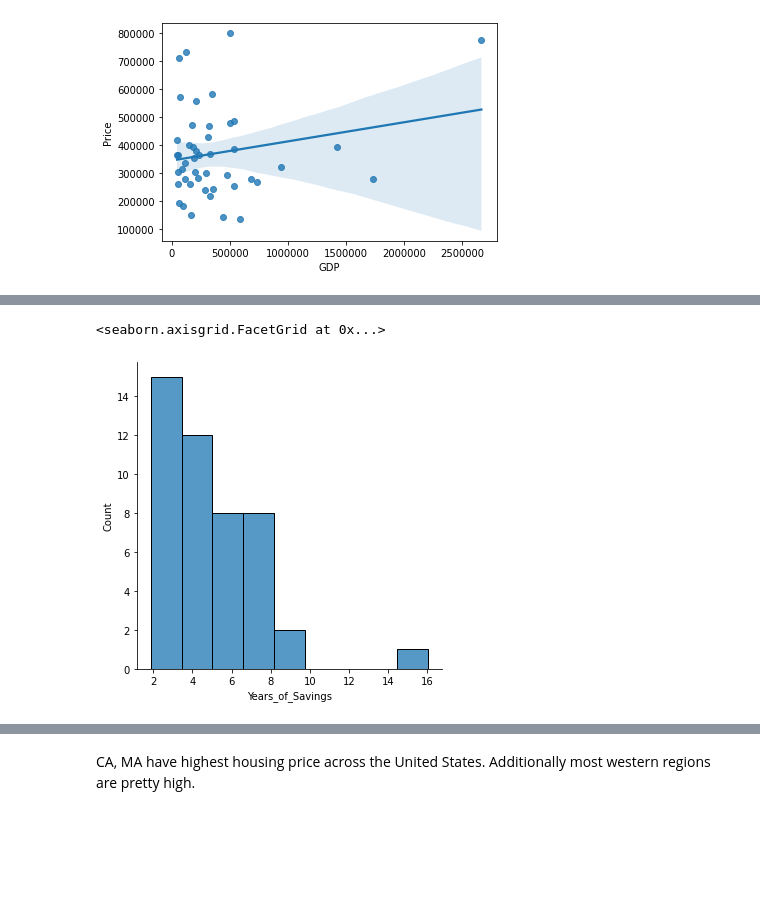
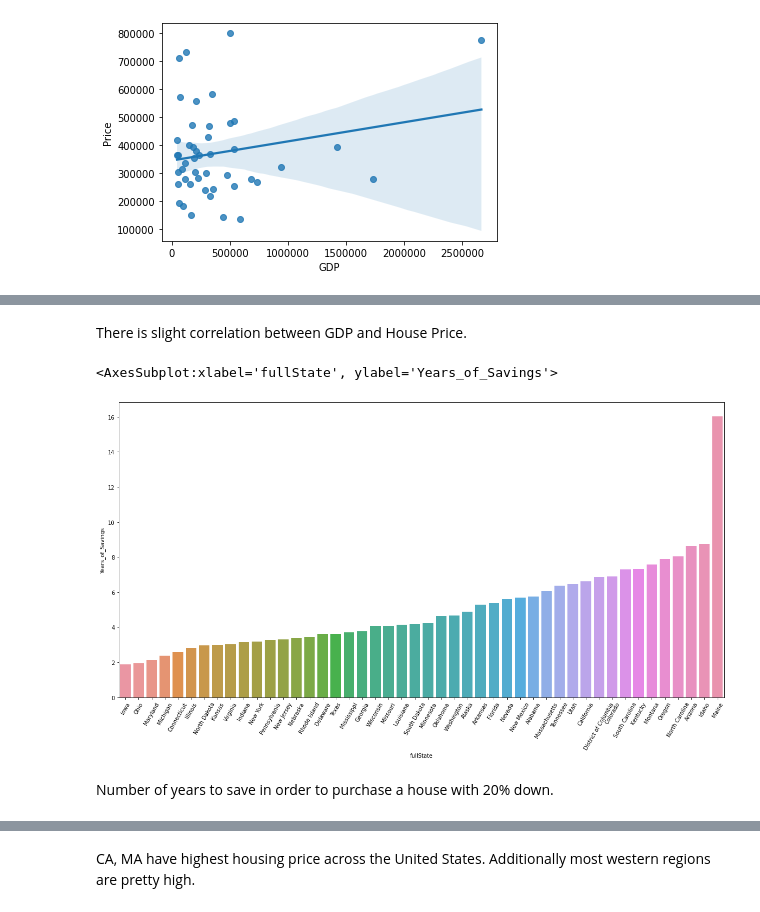
Before and after one commit to StockJanitor/CIS41_Project, a Jupyter notebook: CIS41_Project.ipynb, the cells around one changed output, grey strips where cells are left out. Saved outputs shown, nothing was run; the diff lists cells and outputs as text; code cells hidden in the pictures; blank space fills up the shorter version.

```diff
--- a/CIS41_Project.ipynb
+++ b/CIS41_Project.ipynb
@@ -1026,8 +1069,15 @@ areaplot_df.plot.area(x='State',stacked=False)
-# %%
-sns.displot(state_df,x='Years_of_Savings')
-# %% [output]
-<seaborn.axisgrid.FacetGrid at 0x...>
-[figure, removed]
+# %% [markdown]
+There is slight correlation between GDP and House Price.
+# %%
+plt.figure(figsize=(20,10))
+plt.xticks(rotation=60)
+sorted_df = state_df.sort_values(by='Years_of_Savings',ascending=True)
+sns.barplot(data=sorted_df,x='fullState',y='Years_of_Savings')
+# %% [output]
+<AxesSubplot:xlabel='fullState', ylabel='Years_of_Savings'>
+[figure, added]
+# %% [markdown]
+Number of years to save in order to purchase a house with 20% down.
 # %%
 # Choropleth graph
 data = dict(type = 'choropleth',colorscale='Portland',locations=state_df['State'],locationmode='USA-states', z=state_df['Price'],text=state_df['Price'], colorbar={'title':'Price'})
```
Also changed, not shown: parts of 23 cells of this notebook.
